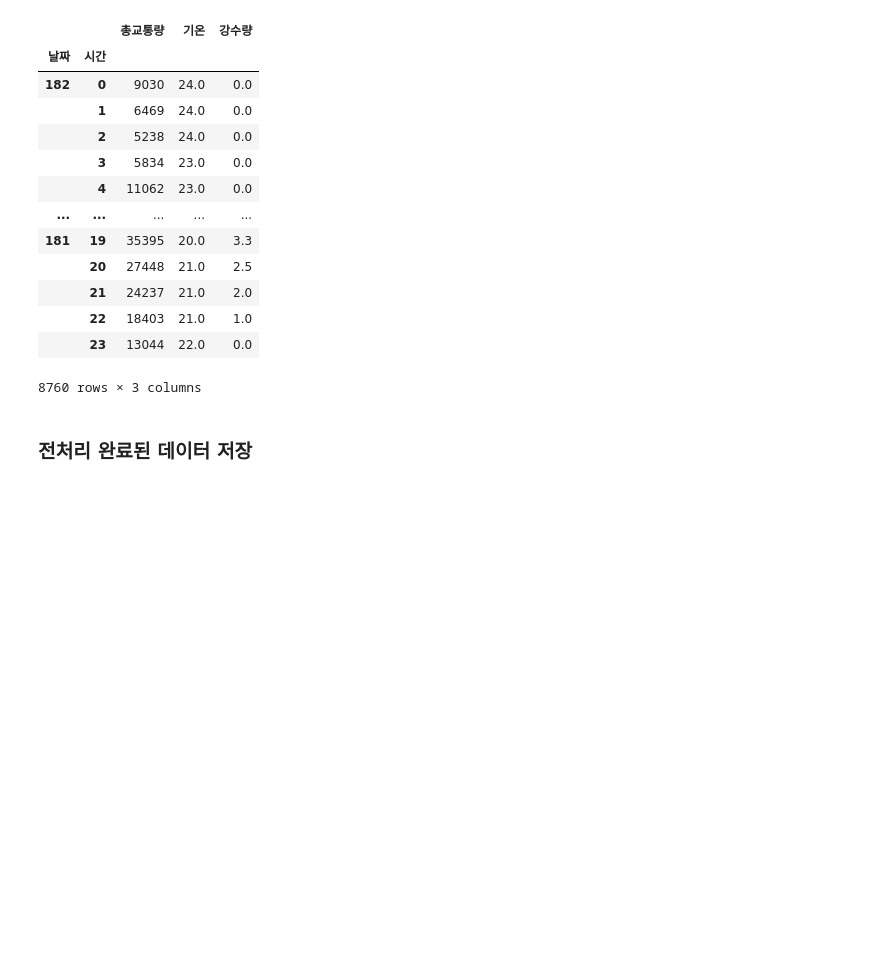
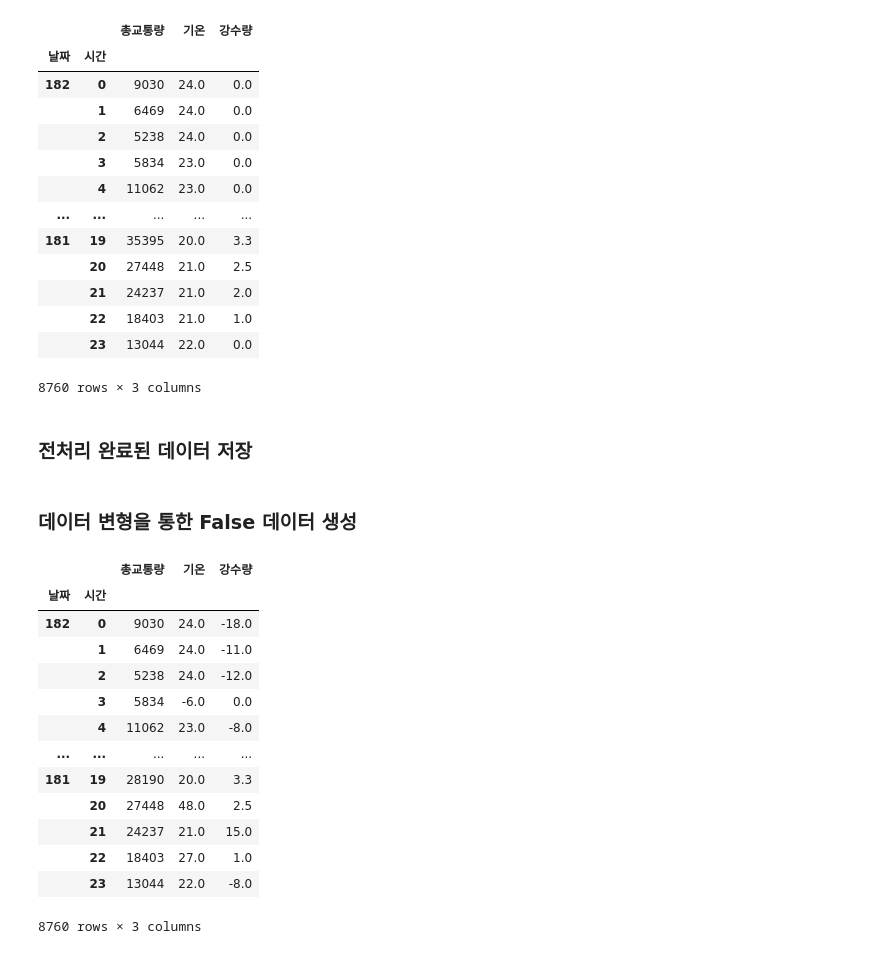
Before and after one commit to woojh3690/LSTMAE, a Jupyter notebook: traffic_preprocess.ipynb, the cells around one changed output. Drawn from its saved outputs; the diff is of its cells as text; code cells hidden in the pictures; blank space fills up the shorter version.

Commit message:
교통 false 데이터 생성 코드 추가

```diff
--- a/traffic_preprocess.ipynb
+++ b/traffic_preprocess.ipynb
@@ -273,3 +274,40 @@ df_result
 <h3>전처리 완료된 데이터 저장</h3>
 # %%
 df_result.to_csv('./data/traffic_process/train.csv')
+# %% [markdown]
+<h3>데이터 변형을 통한 False 데이터 생성</h3>
+# %%
+# 칼럼 종류에 따른 데이터 변형 랜덤 범위 가져오기
+def getRndValuePlus(colIdx):
+    if (colIdx == 0):
+        return random.randint(-10000, 10000)
+    elif (colIdx == 1):
+        return random.randint(-30, 30)
+    elif (colIdx == 2):
+        return random.randint(-20, 20)
+    else:
+        return 0
+# %%
+# 데이터 변형
+df_false = df_result.copy()
+for idx in range(len(df_result)):
+    rndColIdx = random.randint(0, 2)
+    # if rndColIdx != 3:
+    rndValuePlus = getRndValuePlus(rndColIdx)
+    df_false.iloc[idx, rndColIdx] = df_result.iloc[idx, rndColIdx] + rndValuePlus
+df_false
+# %% [output]
+|  |  | 총교통량 | 기온 | 강수량 |
+| 날짜 | 시간 |  |  |  |
+| 182 | 0 | 9030 | 24.0 | -18.0 |
+|  | 1 | 6469 | 24.0 | -11.0 |
+|  | 2 | 5238 | 24.0 | -12.0 |
+|  | 3 | 5834 | -6.0 | 0.0 |
+|  | 4 | 11062 | 23.0 | -8.0 |
+| ... | ... | ... | ... | ... |
+| 181 | 19 | 28190 | 20.0 | 3.3 |
+|  | 20 | 27448 | 48.0 | 2.5 |
+|  | 21 | 24237 | 21.0 | 15.0 |
+|  | 22 | 18403 | 27.0 | 1.0 |
+|  | 23 | 13044 | 22.0 | -8.0 |
+8760 rows × 3 columns
```
Also changed, not shown: parts of 2 cells of this notebook.
